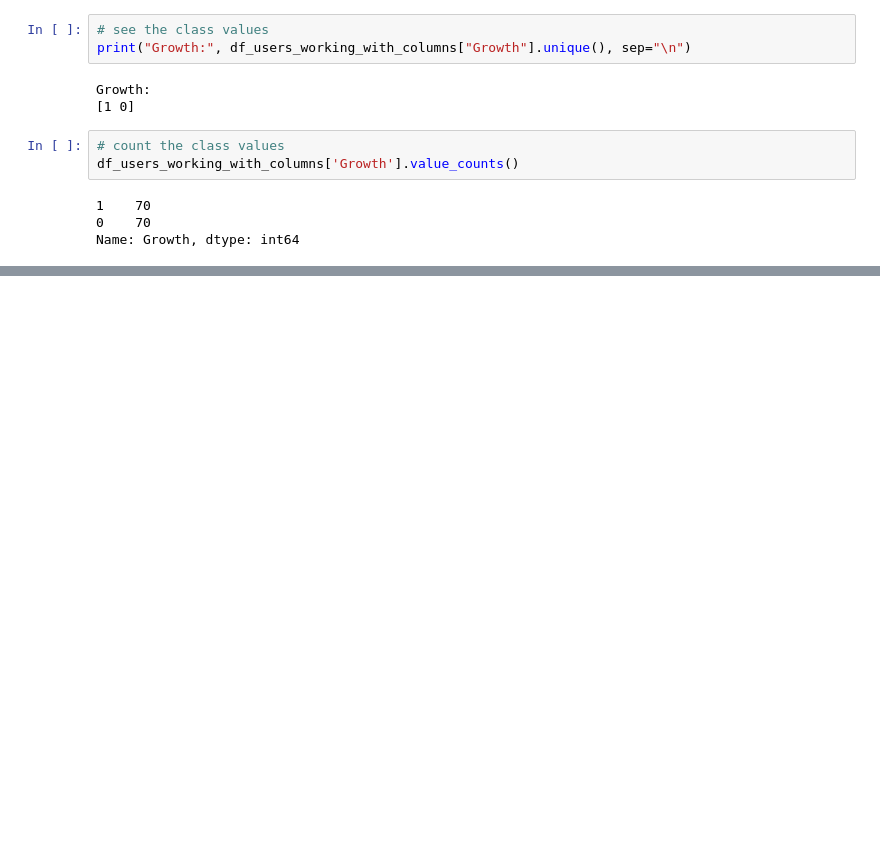
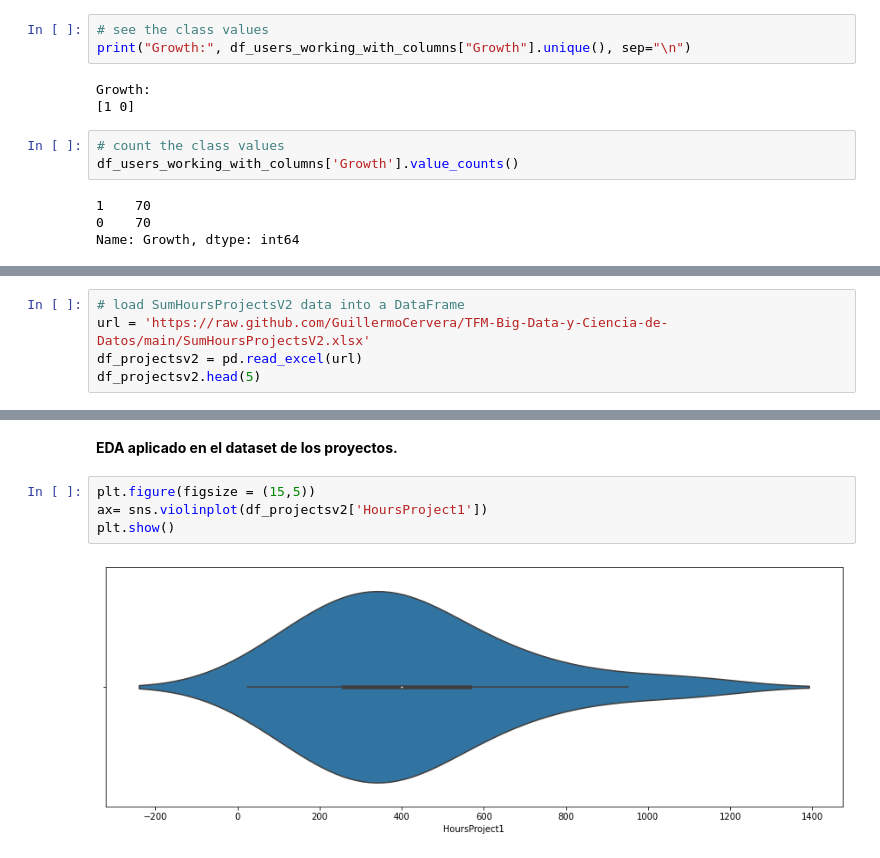
Before and after one commit to GuillermoCervera/TFM-Big-Data-y-Ciencia-de-Datos, a Jupyter notebook: TFM.ipynb, the cells around one changed output, grey strips where cells are left out. Cells and saved outputs as stored; diff of their text form; blank space fills up the shorter version.

```diff
--- a/TFM.ipynb
+++ b/TFM.ipynb
@@ -1772,0 +1727,5 @@ Matriz de confusión:
+# %%
+# load SumHoursProjectsV2 data into a DataFrame
+url = 'https://raw.github.com/GuillermoCervera/TFM-Big-Data-y-Ciencia-de-Datos/main/SumHoursProjectsV2.xlsx'
+df_projectsv2 = pd.read_excel(url)
+df_projectsv2.head(5)
@@ -1772,0 +1739,8 @@ Matriz de confusión:
+# %% [markdown]
+**EDA aplicado en el dataset de los  proyectos.**
+# %%
+plt.figure(figsize = (15,5))
+ax= sns.violinplot(df_projectsv2['HoursProject1'])
+plt.show()
+# %% [output]
+[figure, added]
```
Also changed, not shown: parts of 73 cells of this notebook.
